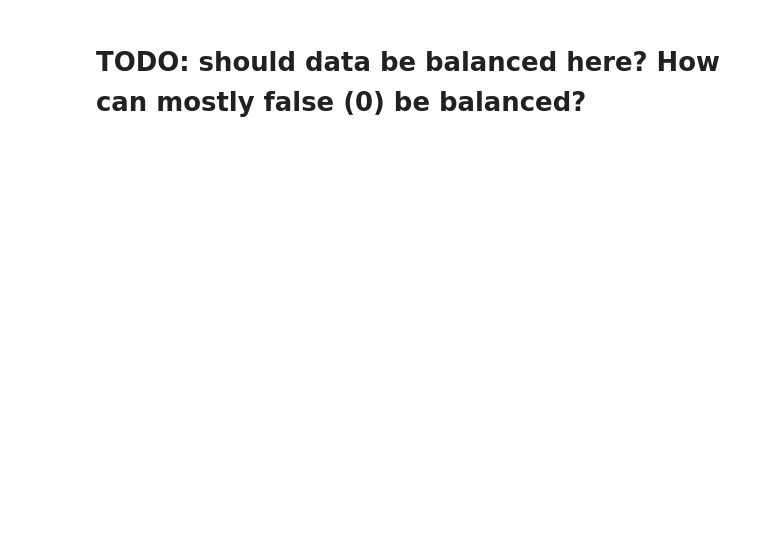
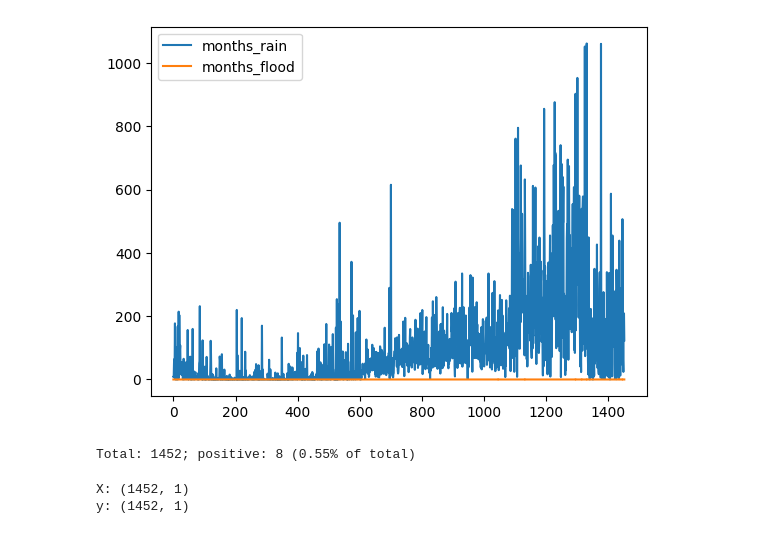
Before and after one commit to gav427/flood-prediction, a Jupyter notebook: model.ipynb, the cells around one changed output. Drawn from its saved outputs; the diff is of its cells as text; code cells hidden in the pictures; blank space fills up the shorter version.

```diff
--- a/model.ipynb
+++ b/model.ipynb
@@ -12,0 +7,14 @@ y = df_flood[(df_flood.year <= 2021)]
+# %%
+# clean data
+df_flood = df_flood[(df_flood.year <= 2021)]
+# %%
+# merge datasets
+df = pd.merge(df_rain,df_flood, left_on='Year', right_on='year')
+# %%
+# concat columns
+df = pd.concat([df, df[["Jan","Feb","Mar","Apr","May","Jun","Jul","Aug","Sep","Oct","Nov","Dec"]].T.stack().reset_index(name='months_rain')['months_rain']], axis=1)
+df = pd.concat([df, df[["jan","feb","mar","apr","may","jun","jul","aug","sep","oct","nov","dec"]].T.stack().reset_index(name='months_flood')['months_flood']], axis=1)
+# %%
+# drop unnecessary columns
+df.drop(inplace=True, columns=["Year","Total","Jan","Feb","Mar","Apr","May","Jun","Jul","Aug","Sep","Oct","Nov","Dec"])
+df.drop(inplace=True, columns=["year","jan","feb","mar","apr","may","jun","jul","aug","sep","oct","nov","dec"])
@@ -24,2 +42,6 @@ plt.show()
-# %% [markdown]
-# TODO: should data be balanced here? How can mostly false (0) be balanced?
+# %%
+# visualise data
+df.plot()
+plt.show()
+# %% [output]
+[figure, added]
@@ -25,0 +50,9 @@ plt.show()
+# %%
+# check data balance
+# Adapted from: “Classification on imbalanced data | TensorFlow Core,” TensorFlow. https://www.tensorflow.org/tutorials/structured_data/imbalanced_data
+
+neg, pos = np.bincount(df['months_flood'])
+t = neg + pos
+print(f"Total: %d; positive: %d (%.2f%% of total)" % (t,pos,(100*pos/t)))
+# %% [output]
+Total: 1452; positive: 8 (0.55% of total)
@@ -25,0 +63,7 @@ plt.show()
+# %%
+# check shape after sampling target data
+print("X:",X.shape)
+print("y:",y.shape)
+# %% [output]
+X: (1452, 1)
+y: (1452, 1)
```
Also changed, not shown: parts of 43 cells of this notebook.
